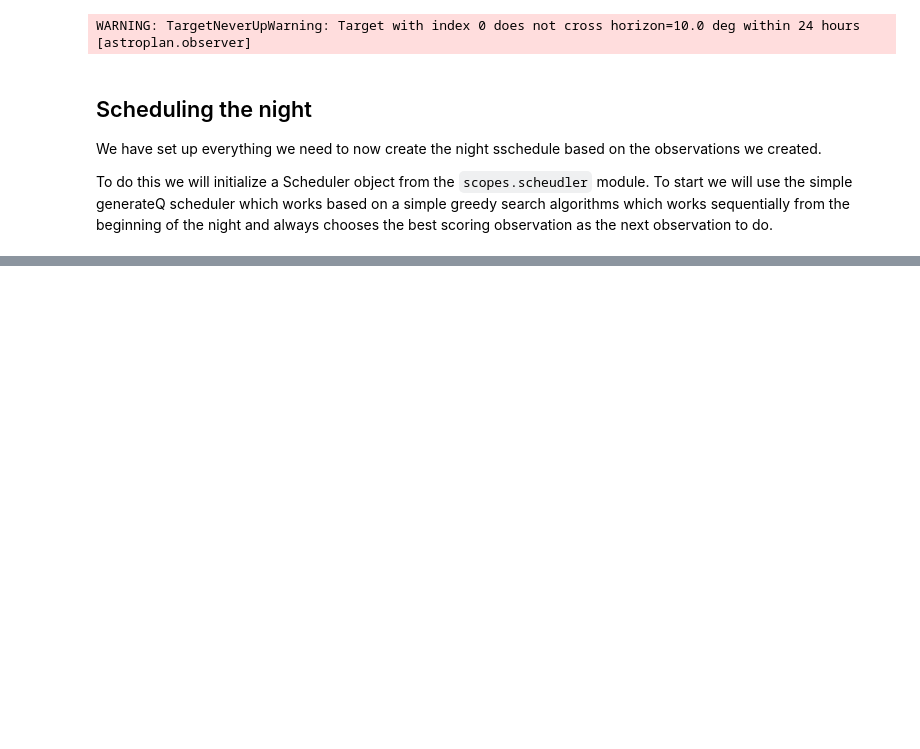
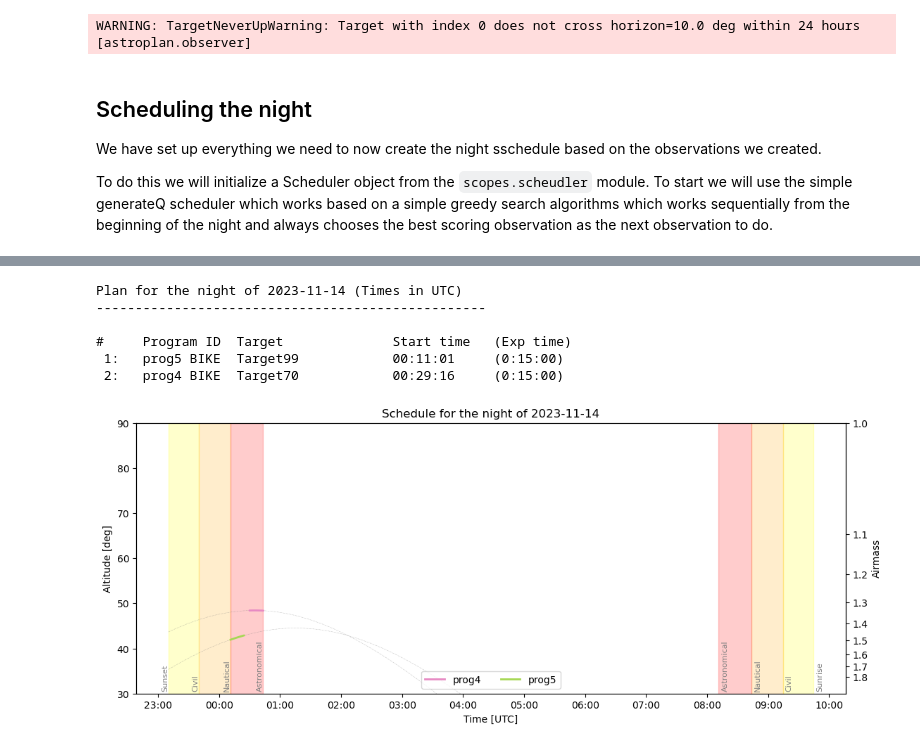
Before and after one commit to nicochunger/SCOPES, a Jupyter notebook: scopes_example.ipynb, the cells around one changed output, grey strips where cells are left out. Saved outputs shown, nothing was run; the diff lists cells and outputs as text; code cells hidden in the pictures; blank space fills up the shorter version.

```diff
--- a/scopes_example.ipynb
+++ b/scopes_example.ipynb
@@ -156,6 +161,8 @@ obs_prog2 = create_tars_and_obs(prog2, (20, 40), merits1)
 obs_prog3 = create_tars_and_obs(prog3, (40, 60), merits2)
 obs_prog4 = create_tars_and_obs(prog4, (60, 80), merits2)
 obs_prog5 = create_tars_and_obs(prog5, (80, 100), merits2)
+
+all_obs = obs_prog1 + obs_prog2 + obs_prog3 + obs_prog4 + obs_prog5
 # %% [output]
 WARNING: TargetNeverUpWarning: Target with index 0 does not cross horizon=10.0 deg within 24 hours [astroplan.observer]
 # %% [markdown]
@@ -175,0 +174,19 @@ Target(Name: Target0,
+# %%
+# Initialize the scheduler
+gQ_scheduler = scheduler.generateQ(night.night_time_range[0].jd)
+
+# Run the scheduler and create the plan
+plan = gQ_scheduler.run(all_obs, max_plan_length=None, K=1)
+# %%
+print(plan)
+# %% [output]
+Plan for the night of 2023-11-14 (Times in UTC)
+--------------------------------------------------
+
+#     Program ID  Target              Start time   (Exp time)
+ 1:   prog5 BIKE  Target99            00:11:01     (0:15:00)
+ 2:   prog4 BIKE  Target70            00:29:16     (0:15:00)
+# %%
+plan.plot()
+# %% [output]
+[figure, added]
```
Also changed, not shown: parts of 3 cells of this notebook.
